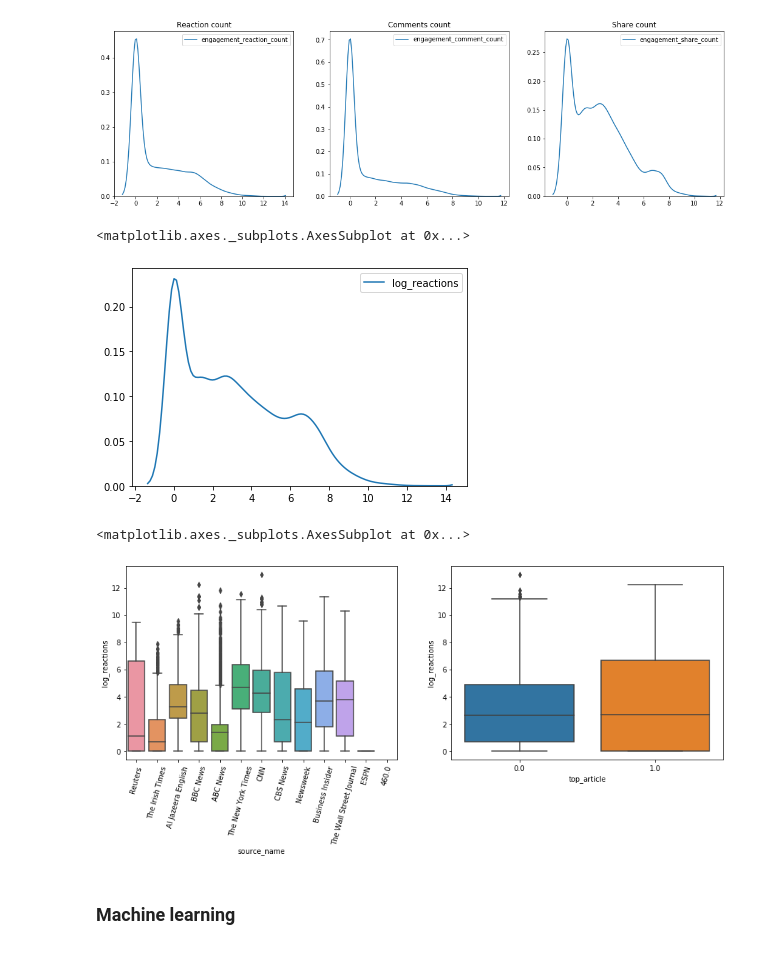
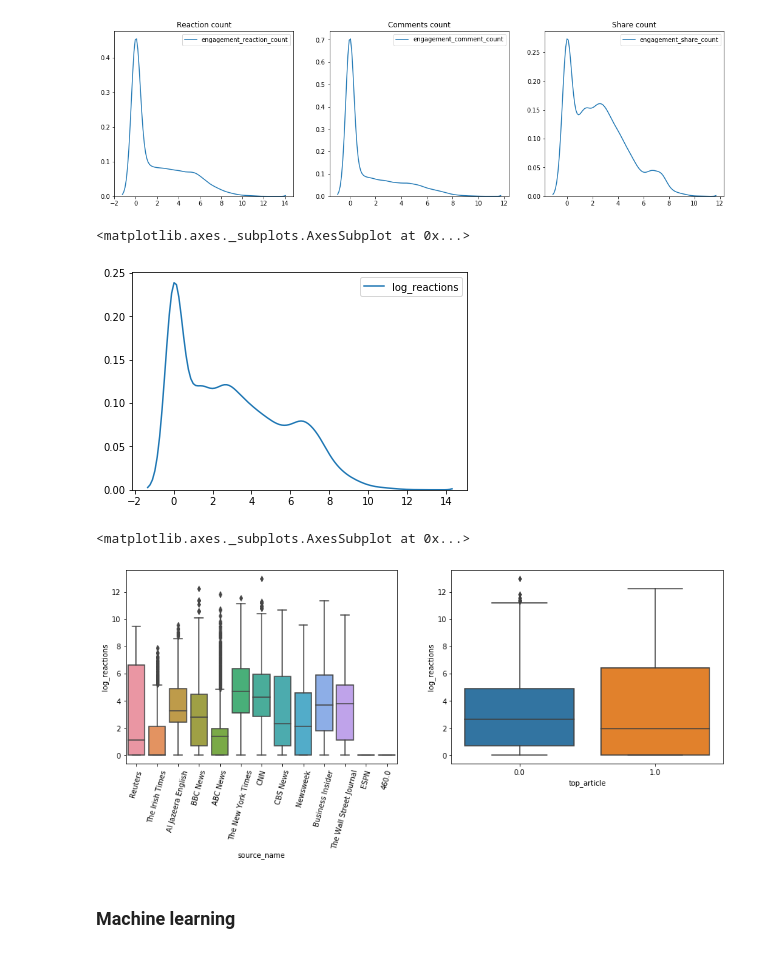
Before and after one commit to Bounty1993/Text-analysis, a Jupyter notebook: internet_news.ipynb, the cells around one changed output. Drawn from its saved outputs; the diff is of its cells as text; code cells hidden in the pictures.

```diff
--- a/internet_news.ipynb
+++ b/internet_news.ipynb
@@ -34,18 +34,20 @@ ax3.set_title('Share count');
 # %% [output]
 [figure]
 # %%
+reaction_cols = ['engagement_reaction_count',
+                 'engagement_comment_count',
+                 'engagement_share_count']
+df[reaction_cols] = df[reaction_cols].fillna(0)
 df['reactions'] = (df['engagement_reaction_count']
                    + df['engagement_comment_count']
                    + df['engagement_share_count'])
-df.drop(columns=['engagement_reaction_count',
-                 'engagement_comment_count',
-                 'engagement_share_count'],
+df.drop(columns=reaction_cols,
         inplace=True)
 df['log_reactions'] = np.log1p(df['reactions'])
 sns.kdeplot(df['log_reactions'])
 # %% [output]
 <matplotlib.axes._subplots.AxesSubplot at 0x...>
-[figure, old version]
+[figure, new version]
 # %%
 fig, (ax1, ax2) = plt.subplots(1, 2, figsize=(15, 5))
 sns.boxplot(x='source_name', y='log_reactions', data=df, ax=ax1)
@@ -53,7 +55,7 @@ ax1.xaxis.set_tick_params(rotation=75)
 sns.boxplot(x='top_article', y='log_reactions', data=df, ax=ax2)
 # %% [output]
 <matplotlib.axes._subplots.AxesSubplot at 0x...>
-[figure, old version]
+[figure, new version]
 # %%
 string_cols = ['source_name', 'author', 'title', 'description', 'content']
 df[string_cols] = df[string_cols].fillna(' ')
```
Also changed, not shown: parts of 8 cells of this notebook.
